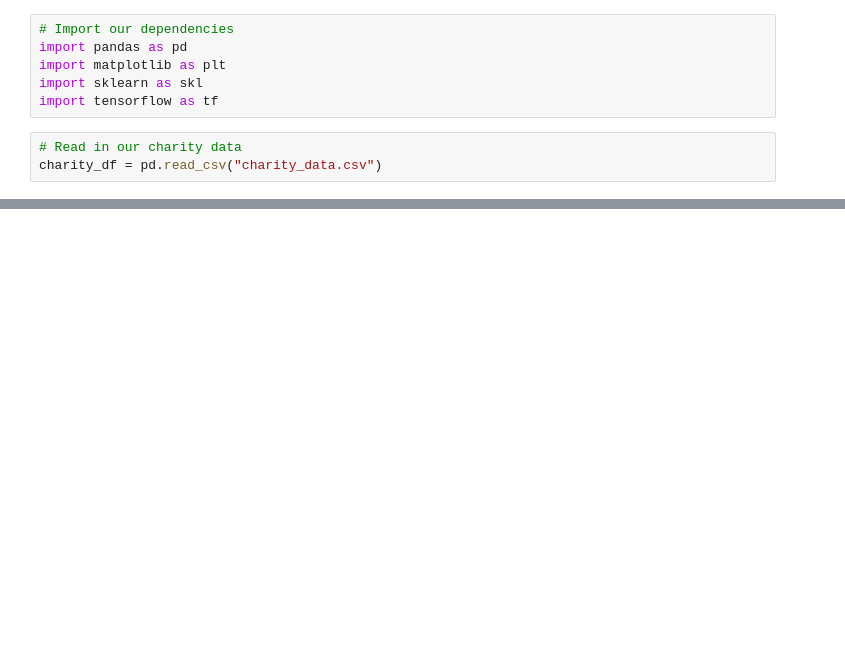
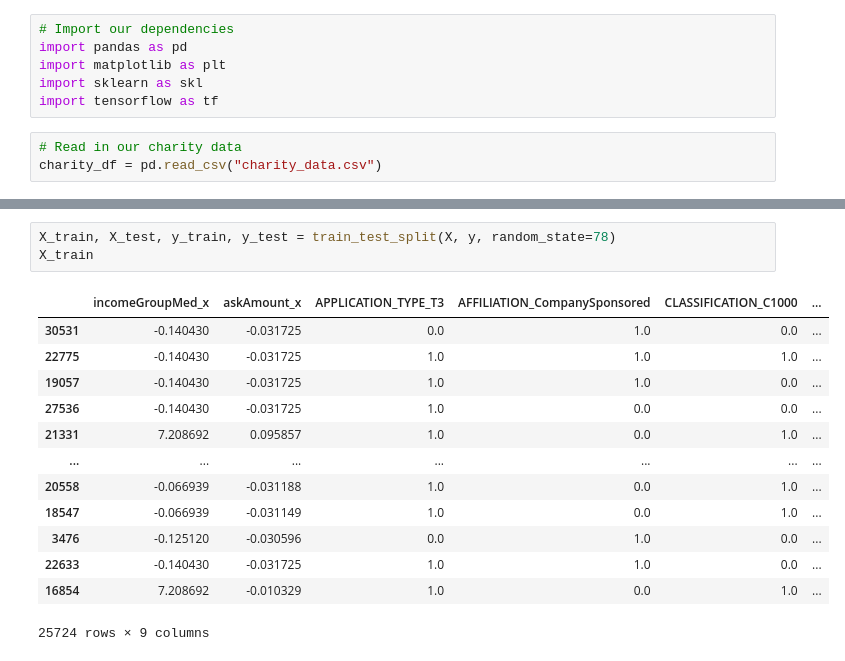
Before and after one commit to suzanne-wilson/AlphabetSoupChallenge, a Jupyter notebook: AlphabetSoupChallenge.ipynb, the cells around one changed output, grey strips where cells are left out. Cells and saved outputs as stored; diff of their text form; blank space fills up the shorter version.

```diff
--- a/AlphabetSoupChallenge.ipynb
+++ b/AlphabetSoupChallenge.ipynb
@@ -247,0 +470,17 @@ charity_df.head()
+# %%
+X_train, X_test, y_train, y_test = train_test_split(X, y, random_state=78)
+X_train
+# %% [output]
+|  | incomeGroupMed_x | askAmount_x | APPLICATION_TYPE_T3 | AFFILIATION_CompanySponsored | CLASSIFICATION_C1000 | ... |
+| 30531 | -0.140430 | -0.031725 | 0.0 | 1.0 | 0.0 | ... |
+| 22775 | -0.140430 | -0.031725 | 1.0 | 1.0 | 1.0 | ... |
+| 19057 | -0.140430 | -0.031725 | 1.0 | 1.0 | 0.0 | ... |
+| 27536 | -0.140430 | -0.031725 | 1.0 | 0.0 | 0.0 | ... |
+| 21331 | 7.208692 | 0.095857 | 1.0 | 0.0 | 1.0 | ... |
+| ... | ... | ... | ... | ... | ... | ... |
+| 20558 | -0.066939 | -0.031188 | 1.0 | 0.0 | 1.0 | ... |
+| 18547 | -0.066939 | -0.031149 | 1.0 | 0.0 | 1.0 | ... |
+| 3476 | -0.125120 | -0.030596 | 0.0 | 1.0 | 0.0 | ... |
+| 22633 | -0.140430 | -0.031725 | 1.0 | 1.0 | 0.0 | ... |
+| 16854 | 7.208692 | -0.010329 | 1.0 | 0.0 | 1.0 | ... |
+25724 rows × 9 columns
```
Also changed, not shown: parts of 38 cells of this notebook, 1 other file.
